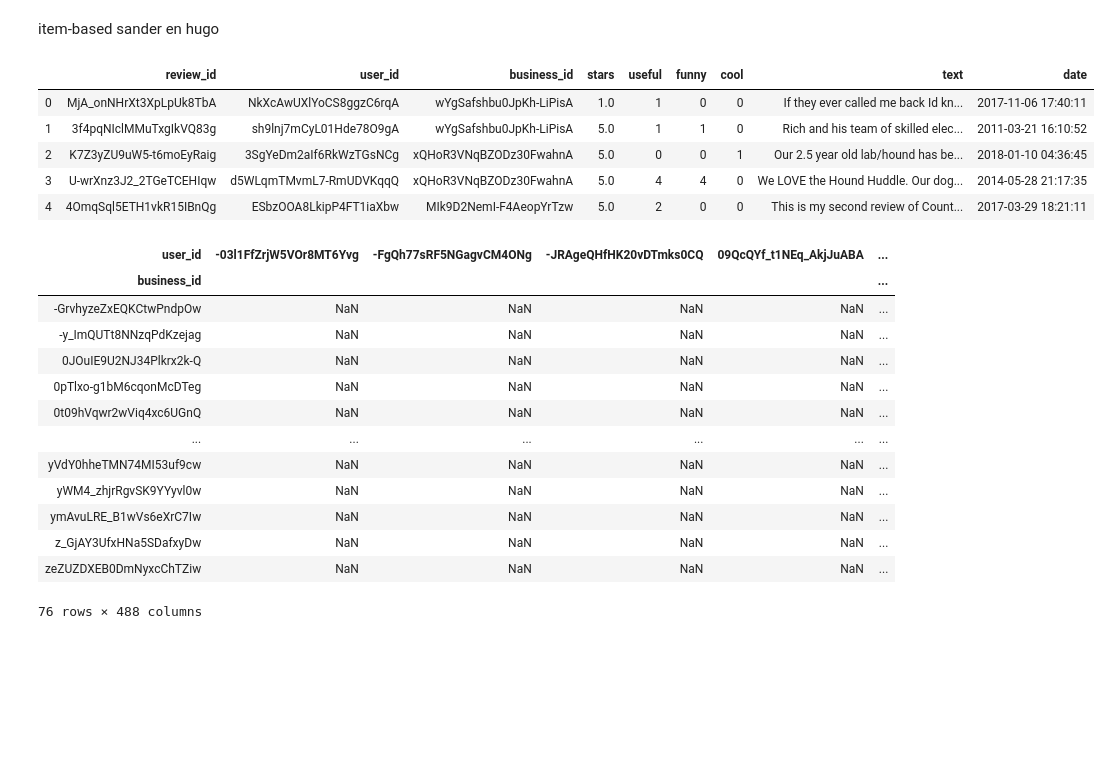
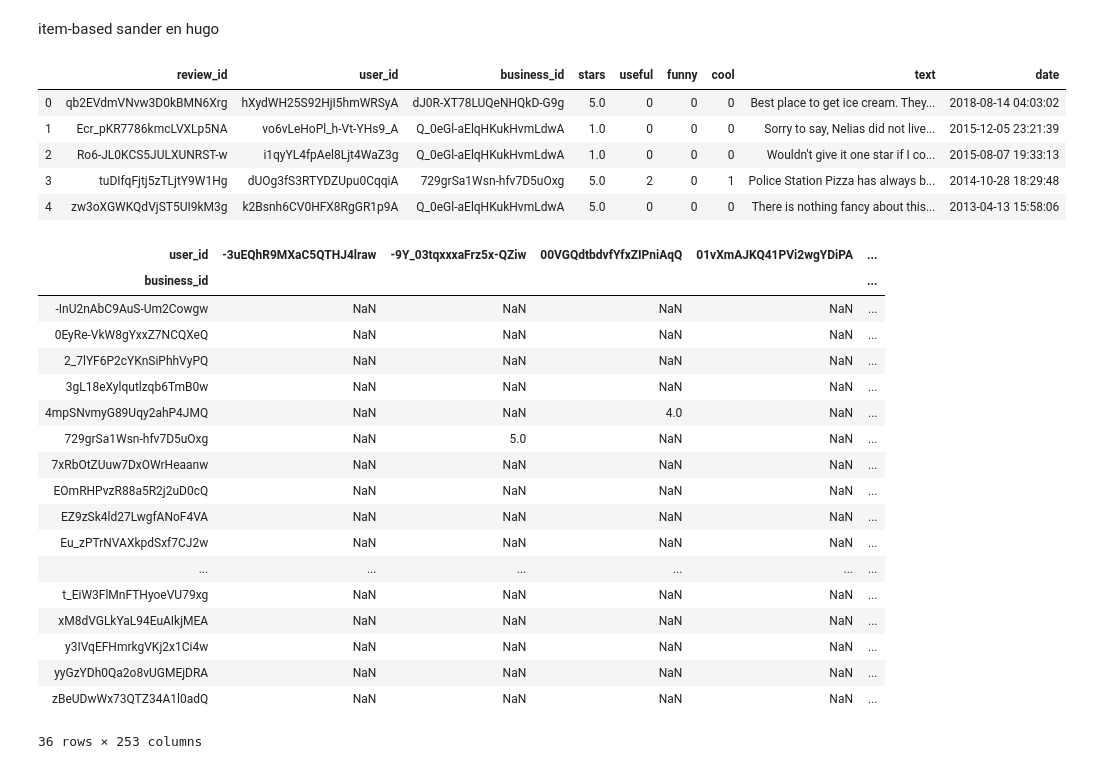
Before and after one commit to UhhBart/ci-yelp, a Jupyter notebook: Item based filtering.ipynb, the cells around one changed output. Saved outputs shown, nothing was run; the diff lists cells and outputs as text; code cells hidden in the pictures; blank space fills up the shorter version.

Commit message:
balzac

```diff
--- a/Item based filtering.ipynb
+++ b/Item based filtering.ipynb
@@ -16,18 +16,18 @@ def load_jsons(data_path, file):
         lines = [json.loads(json_line) for json_line in jsons]
     return pd.DataFrame(lines)
 # %%
-data_path = '../data/oregon/'
+data_path = '../data/balzac/'
 review_file = 'review.json'
 reviews = load_jsons(data_path, review_file)
 
 display(reviews.head())
 # %% [output]
 |  | review_id | user_id | business_id | stars | useful | funny | cool | text | date |
-| 0 | MjA_onNHrXt3XpLpUk8TbA | NkXcAwUXlYoCS8ggzC6rqA | wYgSafshbu0JpKh-LiPisA | 1.0 | 1 | 0 | 0 | If they ever called me back Id kn... | 2017-11-06 17:40:11 |
-| 1 | 3f4pqNIclMMuTxgIkVQ83g | sh9lnj7mCyL01Hde78O9gA | wYgSafshbu0JpKh-LiPisA | 5.0 | 1 | 1 | 0 | Rich and his team of skilled elec... | 2011-03-21 16:10:52 |
-| 2 | K7Z3yZU9uW5-t6moEyRaig | 3SgYeDm2aIf6RkWzTGsNCg | xQHoR3VNqBZODz30FwahnA | 5.0 | 0 | 0 | 1 | Our 2.5 year old lab/hound has be... | 2018-01-10 04:36:45 |
-| 3 | U-wrXnz3J2_2TGeTCEHIqw | d5WLqmTMvmL7-RmUDVKqqQ | xQHoR3VNqBZODz30FwahnA | 5.0 | 4 | 4 | 0 | We LOVE the Hound Huddle. Our dog... | 2014-05-28 21:17:35 |
-| 4 | 4OmqSql5ETH1vkR15IBnQg | ESbzOOA8LkipP4FT1iaXbw | MIk9D2NemI-F4AeopYrTzw | 5.0 | 2 | 0 | 0 | This is my second review of Count... | 2017-03-29 18:21:11 |
+| 0 | qb2EVdmVNvw3D0kBMN6Xrg | hXydWH25S92HjI5hmWRSyA | dJ0R-XT78LUQeNHQkD-G9g | 5.0 | 0 | 0 | 0 | Best place to get ice cream. They... | 2018-08-14 04:03:02 |
+| 1 | Ecr_pKR7786kmcLVXLp5NA | vo6vLeHoPl_h-Vt-YHs9_A | Q_0eGl-aElqHKukHvmLdwA | 1.0 | 0 | 0 | 0 | Sorry to say, Nelias did not live... | 2015-12-05 23:21:39 |
+| 2 | Ro6-JL0KCS5JULXUNRST-w | i1qyYL4fpAel8Ljt4WaZ3g | Q_0eGl-aElqHKukHvmLdwA | 1.0 | 0 | 0 | 0 | Wouldn't give it one star if I co... | 2015-08-07 19:33:13 |
+| 3 | tuDIfqFjtj5zTLjtY9W1Hg | dUOg3fS3RTYDZUpu0CqqiA | 729grSa1Wsn-hfv7D5uOxg | 5.0 | 2 | 0 | 1 | Police Station Pizza has always b... | 2014-10-28 18:29:48 |
+| 4 | zw3oXGWKQdVjST5UI9kM3g | k2Bsnh6CV0HFX8RgGR1p9A | Q_0eGl-aElqHKukHvmLdwA | 5.0 | 0 | 0 | 0 | There is nothing fancy about this... | 2013-04-13 15:58:06 |
 # %%
 def split_data(data, d = 0.75):
     np.random.seed(seed=5)
@@ -46,20 +46,25 @@ def create_similarity_matrix_cosine(matrix):
 review_utitity_ratings = pivot_ratings(reviews_training)
 display(review_utitity_ratings)
 # %% [output]
-| user_id | -03l1FfZrjW5VOr8MT6Yvg | -FgQh77sRF5NGagvCM4ONg | -JRAgeQHfHK20vDTmks0CQ | 09QcQYf_t1NEq_AkjJuABA | ... |
+| user_id | -3uEQhR9MXaC5QTHJ4lraw | -9Y_03tqxxxaFrz5x-QZiw | 00VGQdtbdvfYfxZIPniAqQ | 01vXmAJKQ41PVi2wgYDiPA | ... |
 | business_id |  |  |  |  | ... |
-| -GrvhyzeZxEQKCtwPndpOw | NaN | NaN | NaN | NaN | ... |
-| -y_ImQUTt8NNzqPdKzejag | NaN | NaN | NaN | NaN | ... |
-| 0JOuIE9U2NJ34Plkrx2k-Q | NaN | NaN | NaN | NaN | ... |
-| 0pTlxo-g1bM6cqonMcDTeg | NaN | NaN | NaN | NaN | ... |
-| 0t09hVqwr2wViq4xc6UGnQ | NaN | NaN | NaN | NaN | ... |
+| -InU2nAbC9AuS-Um2Cowgw | NaN | NaN | NaN | NaN | ... |
+| 0EyRe-VkW8gYxxZ7NCQXeQ | NaN | NaN | NaN | NaN | ... |
+| 2_7lYF6P2cYKnSiPhhVyPQ | NaN | NaN | NaN | NaN | ... |
+| 3gL18eXylqutlzqb6TmB0w | NaN | NaN | NaN | NaN | ... |
+| 4mpSNvmyG89Uqy2ahP4JMQ | NaN | NaN | 4.0 | NaN | ... |
+| 729grSa1Wsn-hfv7D5uOxg | NaN | 5.0 | NaN | NaN | ... |
+| 7xRbOtZUuw7DxOWrHeaanw | NaN | NaN | NaN | NaN | ... |
+| EOmRHPvzR88a5R2j2uD0cQ | NaN | NaN | NaN | NaN | ... |
+| EZ9zSk4ld27LwgfANoF4VA | NaN | NaN | NaN | NaN | ... |
+| Eu_zPTrNVAXkpdSxf7CJ2w | NaN | NaN | NaN | NaN | ... |
 | ... | ... | ... | ... | ... | ... |
-| yVdY0hheTMN74MI53uf9cw | NaN | NaN | NaN | NaN | ... |
-| yWM4_zhjrRgvSK9YYyvl0w | NaN | NaN | NaN | NaN | ... |
-| ymAvuLRE_B1wVs6eXrC7Iw | NaN | NaN | NaN | NaN | ... |
-| z_GjAY3UfxHNa5SDafxyDw | NaN | NaN | NaN | NaN | ... |
-| zeZUZDXEB0DmNyxcChTZiw | NaN | NaN | NaN | NaN | ... |
+| t_EiW3FlMnFTHyoeVU79xg | NaN | NaN | NaN | NaN | ... |
+| xM8dVGLkYaL94EuAIkjMEA | NaN | NaN | NaN | NaN | ... |
+| y3IVqEFHmrkgVKj2x1Ci4w | NaN | NaN | NaN | NaN | ... |
+| yyGzYDh0Qa2o8vUGMEjDRA | NaN | NaN | NaN | NaN | ... |
+| zBeUDwWx73QTZ34A1l0adQ | NaN | NaN | NaN | NaN | ... |
-76 rows × 488 columns
+36 rows × 253 columns
 # %%
 df_similarity_ratings = create_similarity_matrix_cosine(review_utitity_ratings)
 display(df_similarity_ratings)
```
Also changed, not shown: parts of 1 cell of this notebook.
